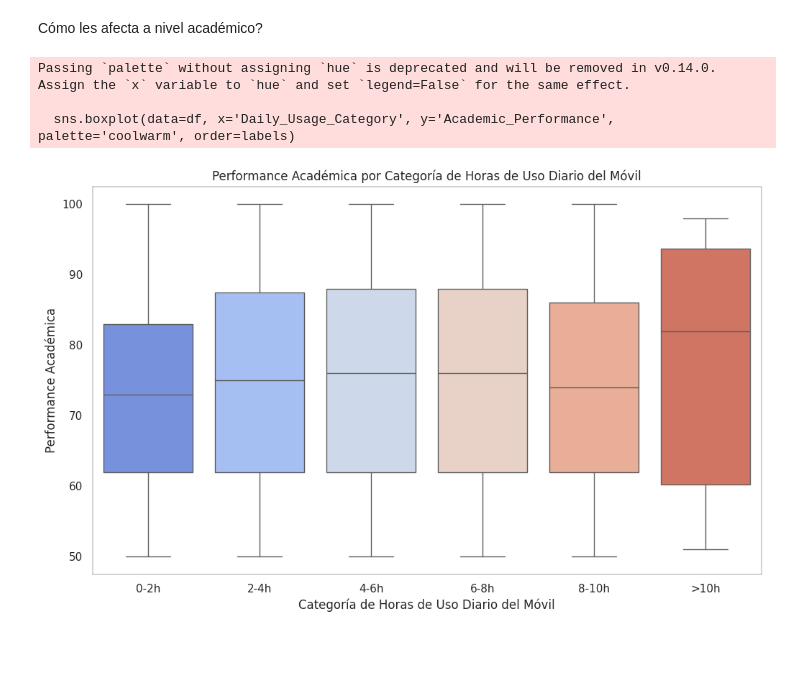
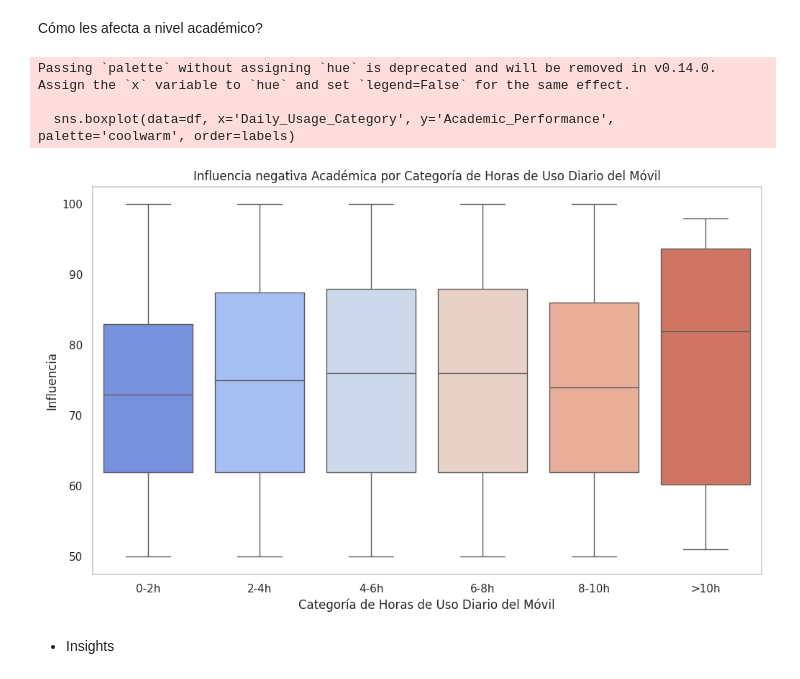
Before and after one commit to Gabi-galv/Data-science-II, a Jupyter notebook: Adicción_al_móvil.ipynb, the cells around one changed output. Saved outputs shown, nothing was run; the diff lists cells and outputs as text; code cells hidden in the pictures; blank space fills up the shorter version.

```diff
--- a/Adicción_al_móvil.ipynb
+++ b/Adicción_al_móvil.ipynb
@@ -297,19 +307,21 @@ Cómo les afecta a nivel académico?
 # %%
 # Definir los rangos y etiquetas para las 'Horas de Uso Diario del Móvil'
 bins = [0, 2, 4, 6, 8, 10, df['Daily_Usage_Hours'].max() + 1]
 labels = ['0-2h', '2-4h', '4-6h', '6-8h', '8-10h', '>10h']
 
 df['Daily_Usage_Category'] = pd.cut(df['Daily_Usage_Hours'], bins=bins, labels=labels, right=False)
 
 plt.figure(figsize=(12, 7))
 sns.boxplot(data=df, x='Daily_Usage_Category', y='Academic_Performance', palette='coolwarm', order=labels)
-plt.title('Performance Académica por Categoría de Horas de Uso Diario del Móvil')
+plt.title('Influencia negativa Académica por Categoría de Horas de Uso Diario del Móvil')
 plt.xlabel('Categoría de Horas de Uso Diario del Móvil')
-plt.ylabel('Performance Académica')
+plt.ylabel('Influencia')
 plt.grid(axis='y')
 plt.show()
 # %% [output]
 Passing `palette` without assigning `hue` is deprecated and will be removed in v0.14.0. Assign the `x` variable to `hue` and set `legend=False` for the same effect.
 
   sns.boxplot(data=df, x='Daily_Usage_Category', y='Academic_Performance', palette='coolwarm', order=labels)
-[figure, old version]
+[figure, new version]
+# %% [markdown]
+- Insights
```
Also changed, not shown: parts of 3 cells of this notebook.
